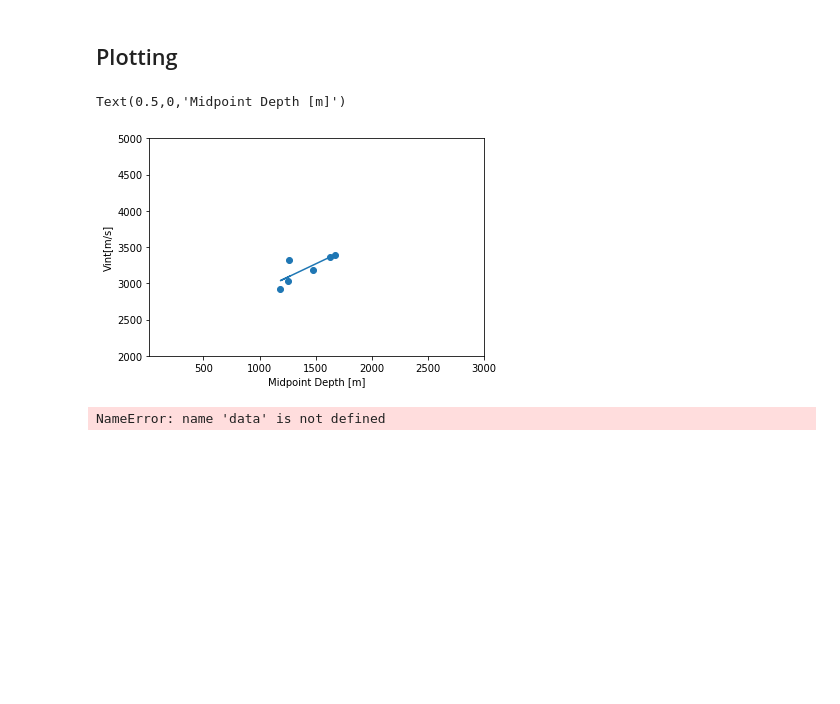
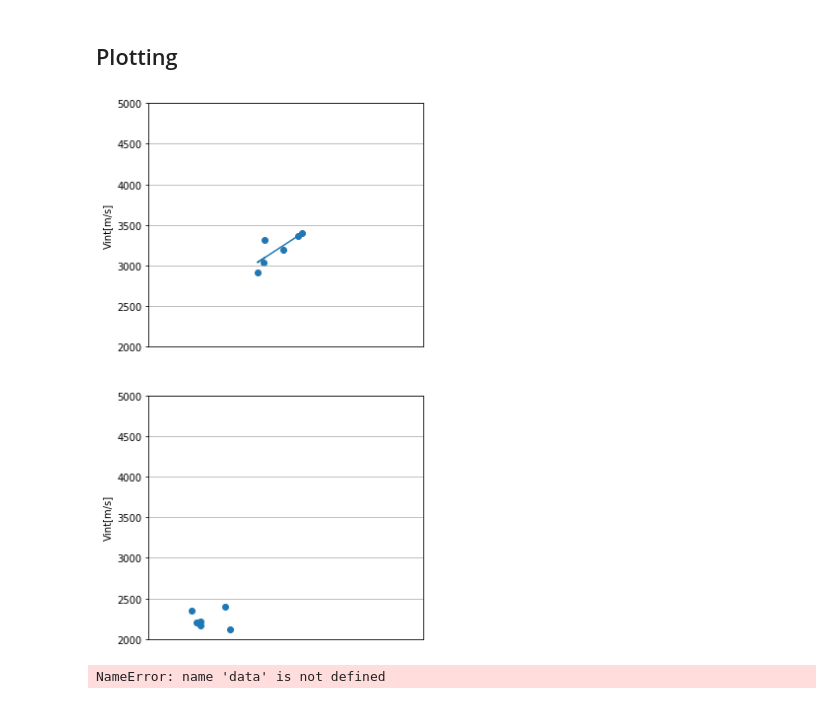
Before and after one commit to ABDunbar/NPD-Well-Velocity-Integration, a Jupyter notebook: def_tops.ipynb, the cells around one changed output. Saved outputs shown, nothing was run; the diff lists cells and outputs as text; code cells hidden in the pictures; blank space fills up the shorter version.

```diff
--- a/def_tops.ipynb
+++ b/def_tops.ipynb
@@ -231,18 +233,23 @@ array([7.36665208e-01, 2.16358430e+03])
 # %% [markdown]
 ## Plotting
 # %%
-fig, ax = plt.subplots()
-ax.scatter(plot[ plot['Surface'] == 'SNADD FM']['MidPointDepth'], plot[ plot['Surface'] == 'SNADD FM']['Vint'])
-ax.plot(plot[ plot['Surface'] == 'SNADD FM']['MidPointDepth'], ry)
+fig, ax = plt.subplots(2, figsize=(5,10))
 
-ax.set_ylim(2000,5000)
-ax.set_xlim(20,3000)
+for axes in ax:
 
-ax.set_ylabel('Vint[m/s]')
-ax.set_xlabel('Midpoint Depth [m]')
+    axes.yaxis.grid(True)
+    axes.get_xaxis().set_visible(False)
+    axes.set_xlabel('Midpoint Depth [m]')
+    axes.set_ylabel('Vint[m/s]')
+    axes.set_xlim(0,3000)
+    axes.set_ylim(2000,5000)
+
+ax1 = ax[0].scatter(plot[ plot['Surface'] == 'SNADD FM']['MidPointDepth'], plot[ plot['Surface'] == 'SNADD FM']['Vint'])
+ax3 = ax[0].plot(plot[ plot['Surface'] == 'SNADD FM']['MidPointDepth'], ry)
+
+ax2 = ax[1].scatter(plot[ plot['Surface'] == 'TORSK FM']['MidPointDepth'], plot[ plot['Surface'] == 'TORSK FM']['Vint'])
 # %% [output]
-Text(0.5,0,'Midpoint Depth [m]')
-[figure, old version]
+[figure, new version]
 # %%
 def velocity_logs(top_depth, bottom_depth):
 
```
Also changed, not shown: parts of 4 cells of this notebook, 1 other file.
